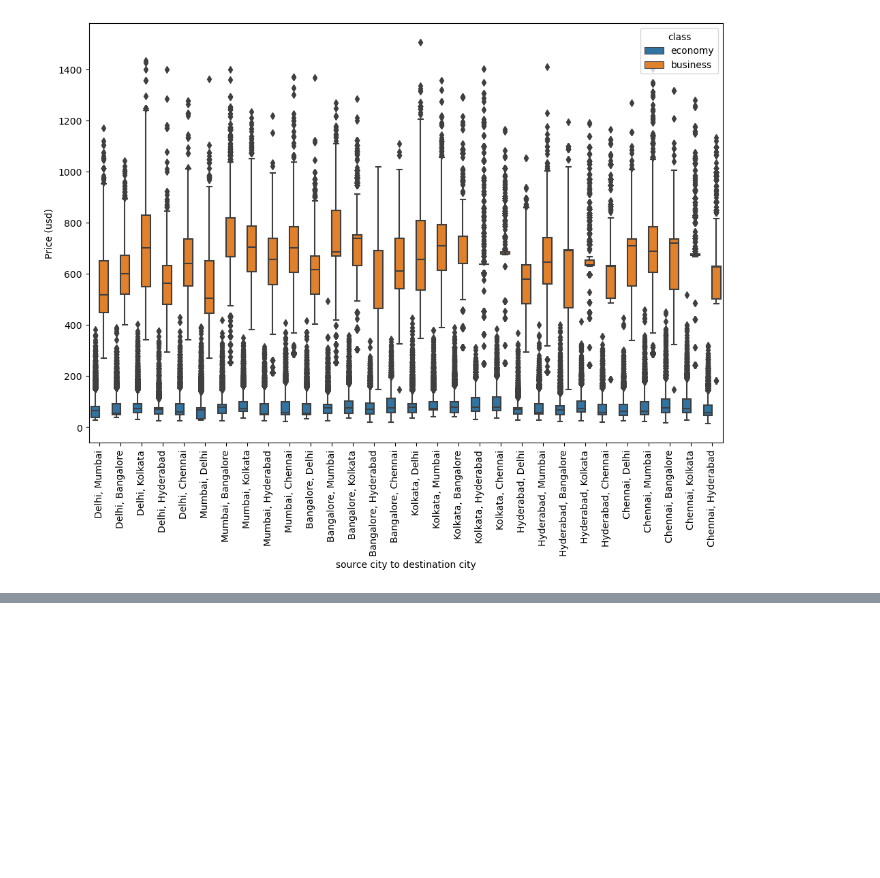
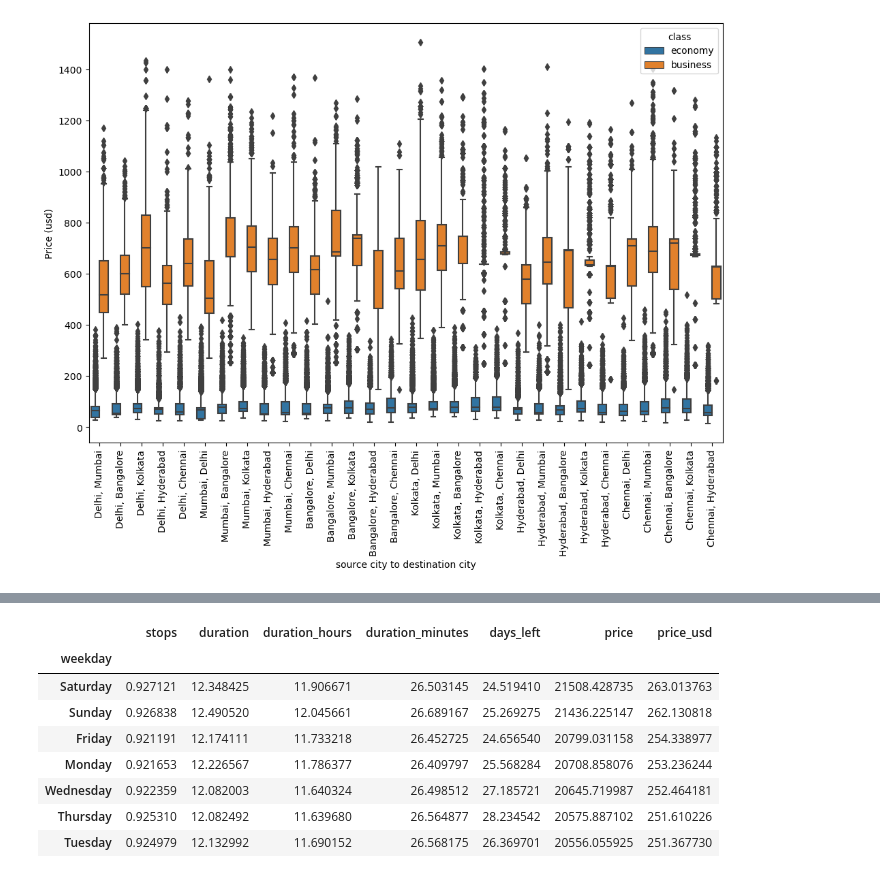
Before and after one commit to MSnellgrove/Springboard, a Jupyter notebook: Projects/Capstone/Flights Capstone EDA [Step 2].ipynb, the cells around one changed output, grey strips where cells are left out. Saved outputs shown, nothing was run; the diff lists cells and outputs as text; code cells hidden in the pictures; blank space fills up the shorter version.

```diff
--- a/Projects/Capstone/Flights Capstone EDA [Step 2].ipynb
+++ b/Projects/Capstone/Flights Capstone EDA [Step 2].ipynb
@@ -407,0 +478,12 @@ plt.xlabel('source city to destination city');
+# %%
+flights.groupby('weekday').mean().sort_values('price_usd', ascending = False)
+# %% [output]
+|  | stops | duration | duration_hours | duration_minutes | days_left | price | price_usd |
+| weekday |  |  |  |  |  |  |  |
+| Saturday | 0.927121 | 12.348425 | 11.906671 | 26.503145 | 24.519410 | 21508.428735 | 263.013763 |
+| Sunday | 0.926838 | 12.490520 | 12.045661 | 26.689167 | 25.269275 | 21436.225147 | 262.130818 |
+| Friday | 0.921191 | 12.174111 | 11.733218 | 26.452725 | 24.656540 | 20799.031158 | 254.338977 |
+| Monday | 0.921653 | 12.226567 | 11.786377 | 26.409797 | 25.568284 | 20708.858076 | 253.236244 |
+| Wednesday | 0.922359 | 12.082003 | 11.640324 | 26.498512 | 27.185721 | 20645.719987 | 252.464181 |
+| Thursday | 0.925310 | 12.082492 | 11.639680 | 26.564877 | 28.234542 | 20575.887102 | 251.610226 |
+| Tuesday | 0.924979 | 12.132992 | 11.690152 | 26.568175 | 26.369701 | 20556.055925 | 251.367730 |
```
Also changed, not shown: parts of 14 cells of this notebook.
